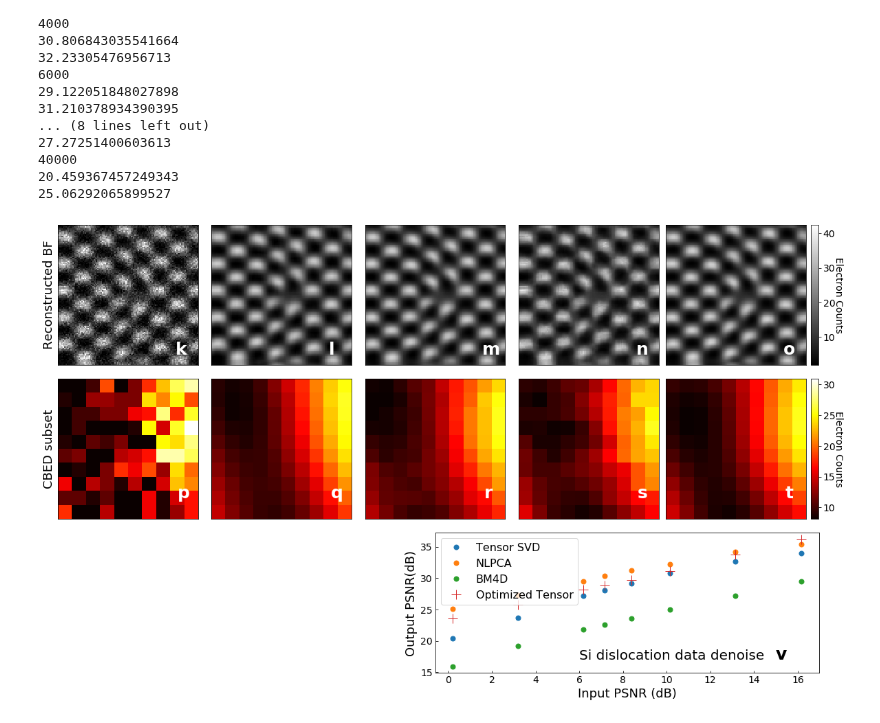
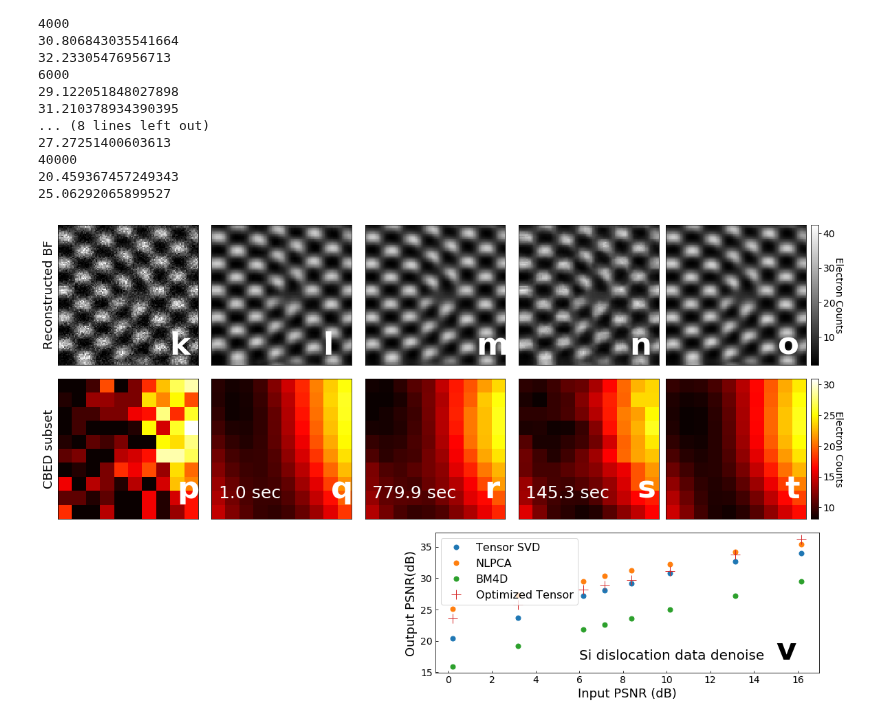
Before and after one commit to CY-Zhang/PyProcessingCodes, a Jupyter notebook: TensorDenoise/VisulizeResult_DenoiseMethodsComparison.ipynb, the cells around one changed output. Drawn from its saved outputs; the diff is of its cells as text; code cells hidden in the pictures.

Commit message:
Updated STO simulation plot with slice5 results, some font size changes

```diff
--- a/TensorDenoise/VisulizeResult_DenoiseMethodsComparison.ipynb
+++ b/TensorDenoise/VisulizeResult_DenoiseMethodsComparison.ipynb
@@ -289,35 +295,35 @@ plt.imshow(raw_data[:,:,iframe],clim=[clim_low,clim_high*1.2],cmap='gray')
 plt.xticks([])
 plt.yticks([])
 plt.ylabel('Reconstructed BF', fontsize=18)
-ax.text(95,105,'k',fontsize=25, color='white', fontweight='bold')
+ax.text(90,105,'k',fontsize=45, color='white', fontweight='bold')
 
 
 ax = fig.add_subplot(352)
 plt.imshow(tensor_denoised[:,:,iframe],clim=[clim_low,clim_high*1.2],cmap='gray')
 plt.xticks([])
 plt.yticks([])
-ax.text(95,105,'l',fontsize=25, color='white', fontweight='bold')
+ax.text(90,105,'l',fontsize=45, color='white', fontweight='bold')
 
 
 ax = fig.add_subplot(353)
 plt.imshow(NLPCA_denoised[:,:,iframe],clim=[clim_low,clim_high*1.2],cmap='gray')
 plt.xticks([])
 plt.yticks([])
-ax.text(95,105,'m',fontsize=25, color='white', fontweight='bold')
+ax.text(90,105,'m',fontsize=45, color='white', fontweight='bold')
 
 
 ax = fig.add_subplot(354)
 plt.imshow(BM4D_denoised[:,:,iframe],clim=[clim_low,clim_high*1.2],cmap='gray')
 plt.xticks([])
 plt.yticks([])
-ax.text(95,105,'n',fontsize=25, color='white', fontweight='bold')
+ax.text(90,105,'n',fontsize=45, color='white', fontweight='bold')
 
 
 ax = fig.add_subplot(355)
 im = ax.imshow(truth_data[:,:,iframe],clim=[clim_low,clim_high*1.2],cmap='gray')
 plt.xticks([])
 plt.yticks([])
-ax.text(95,105,'o',fontsize=25, color='white', fontweight='bold')
+ax.text(90,105,'o',fontsize=45, color='white', fontweight='bold')
 
 
 divider = make_axes_locatable(ax)
@@ -337,56 +343,59 @@ plt.imshow(raw_data[rx,ry,:].reshape(10,10),clim=[clim_low,clim_high*1.2],cmap='
 plt.xticks([])
 plt.yticks([])
 plt.ylabel('CBED subset', fontsize=18)
-ax.text(8,8,'p',fontsize=25, color='white', fontweight='bold')
+ax.text(8,8,'p',fontsize=45, color='white', fontweight='bold')
 
 ax = fig.add_subplot(357)
 plt.imshow(tensor_denoised[rx,ry,:].reshape(10,10),clim=[clim_low,clim_high*1.2],cmap='hot')
 plt.xticks([])
 plt.yticks([])
-ax.text(8,8,'q',fontsize=25, color='white', fontweight='bold')
+ax.text(8,8,'q',fontsize=45, color='white', fontweight='bold')
+ax.text(0,8,'1.0 sec',fontsize=25, color='white')
 
 ax = fig.add_subplot(358)
 plt.imshow(NLPCA_denoised[rx,ry,:].reshape(10,10),clim=[clim_low,clim_high*1.2],cmap='hot')
 plt.xticks([])
 plt.yticks([])
-ax.text(8,8,'r',fontsize=25, color='white', fontweight='bold')
+ax.text(8,8,'r',fontsize=45, color='white', fontweight='bold')
+ax.text(0,8,'779.9 sec',fontsize=25, color='white')
 
 ax = fig.add_subplot(359)
 plt.imshow(BM4D_denoised[rx,ry,:].reshape(10,10),clim=[clim_low,clim_high*1.2],cmap='hot')
 plt.xticks([])
 plt.yticks([])
-ax.text(8,8,'s',fontsize=25, color='white', fontweight='bold')
+ax.text(8,8,'s',fontsize=45, color='white', fontweight='bold')
+ax.text(0,8,'145.3 sec',fontsize=25, color='white')
 
 ax = fig.add_subplot(3,5,10)
 im = plt.imshow(truth_data[rx,ry,:].reshape(10,10),clim=[clim_low,clim_high*1.2],cmap='hot')
 plt.xticks([])
 plt.yticks([])
-ax.text(8,8,'t',fontsize=25, color='white', fontweight='bold')
+ax.text(8,8,'t',fontsize=45, color='white', fontweight='bold')
 
 
 divider = make_axes_locatable(ax)
 cax = divider.append_axes("right", size="5%", pad=0.1)
 cbar = plt.colorbar(im, cax=cax)
 cbar.ax.tick_params(labelsize=14)
 cbar.set_label('Electron Counts',rotation=270,fontsize=14, labelpad = 12)
 
 ax3 = plt.subplot2grid((3, 4), (2, 2), colspan=2)
 ax3.plot(PSNR_list[3,:], PSNR_list[0,:], '.',markersize=14, label = 'Tensor SVD')
 ax3.plot(PSNR_list[3,:], PSNR_list[1,:], '.',markersize=14, label = 'NLPCA')
 ax3.plot(PSNR_list[3,:], PSNR_list[2,:], '.',markersize=14, label = 'BM4D')
 ax3.plot(PSNR_list[3,:], PSNR_list[4,:], '+', markersize=14, label = 'Optimized Tensor')
 plt.xlabel('Input PSNR (dB)',fontsize=18)
 plt.ylabel('Output PSNR(dB)',fontsize=18)
 plt.legend(fontsize=16, loc='upper left')
 # plt.legend(bbox_to_anchor=(1.05, 1), loc='upper left', borderaxespad=0.,fontsize=16)
 ax3.tick_params(direction='in',labelsize = 14)
-ax3.text(15,17,'v',fontsize=25, color='black', fontweight='bold')
+ax3.text(15,17,'v',fontsize=45, color='black', fontweight='bold')
 ax3.text(6,17,'Si dislocation data denoise',fontsize=20, color='black')
 
 fig.subplots_adjust(wspace = 0.0, hspace = 0.1)
 fig.savefig('/srv/home/chenyu/TensorDenoise/Simulatons/Si_dislocation_simulations/SiDisl_DiffMethods.tif')
 # %% [output]
-[figure, old version]
+[figure, new version]
 # %%
 def psnr(truth, denoise):
     mse = np.mean( (truth - denoise) ** 2 )
```
Also changed, not shown: parts of 3 cells of this notebook, 2 other files.
